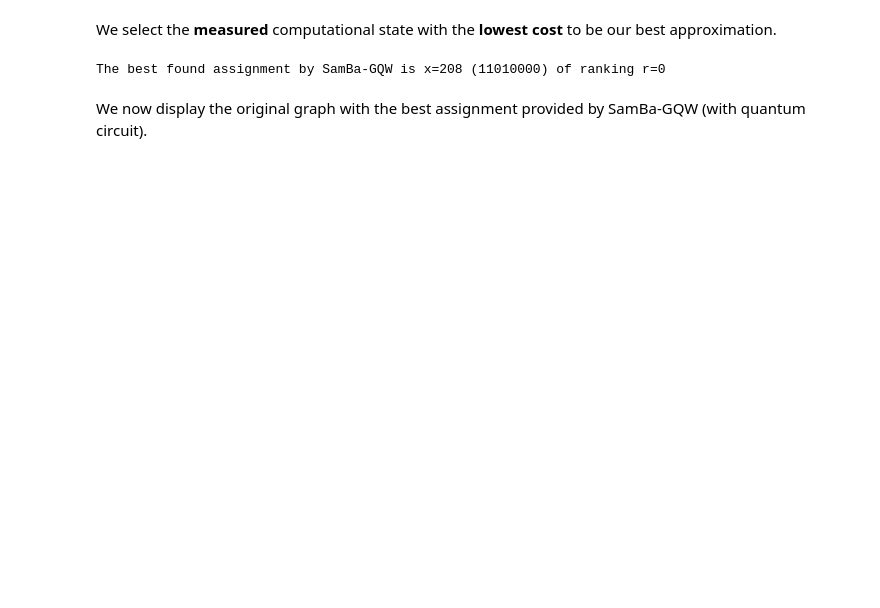
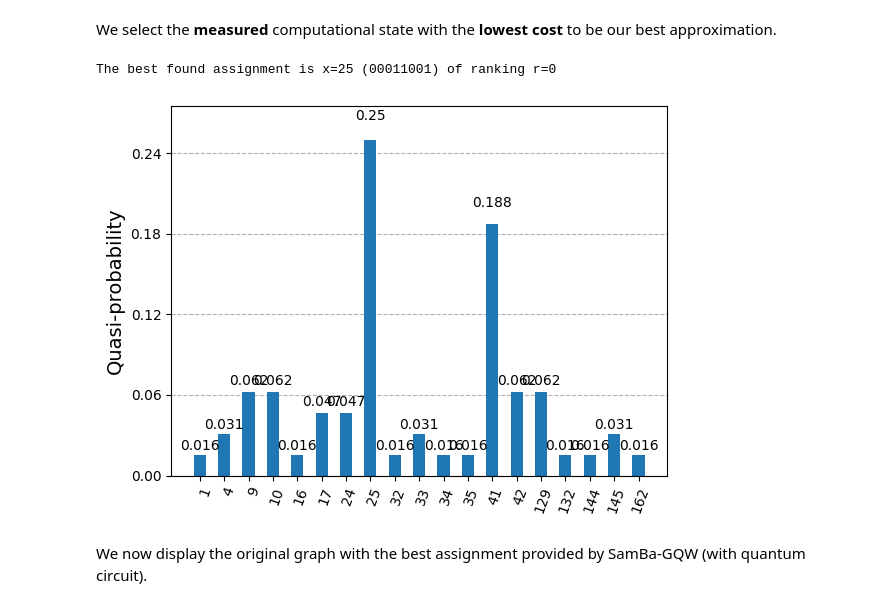
Before and after one commit to ugo-nzongani/SamBa-GQW, a Jupyter notebook: examples/mis.ipynb, the cells around one changed output. Cells and saved outputs as stored; diff of their text form; code cells hidden in the pictures; blank space fills up the shorter version.

```diff
--- a/examples/mis.ipynb
+++ b/examples/mis.ipynb
@@ -523,10 +560,17 @@ plot_ranking_distribution(prob_per_rank_final=prob_per_rank_final_circuit,
 # %% [markdown]
 We select the **measured** computational state with the **lowest cost** to be our best approximation.
-# %%
-best_found_assigment = min(res.keys(), key=lambda b: mis_cost(int_to_bitstring(int(b,2),n),weights,adj_matrix,penalty_coeff))
-print(f'The best found assignment by SamBa-GQW is x={int(best_found_assigment,2)} ({best_found_assigment}) of ranking r={next((key for key, values in rank_dict.items() if int(best_found_assigment,2) in values))}')
-# %% [output]
-The best found assignment by SamBa-GQW is x=208 (11010000) of ranking r=0
+# %%
+# Print the best found assignment
+best_found_assigment = min(res.keys(), key=lambda b: mis_cost(int_to_bitstring(b,n),weights,adj_matrix,penalty_coeff))
+print(f"The best found assignment is x={best_found_assigment} "
+      f"({format(best_found_assigment, f'0{n}b')}) "
+      f"of ranking r={next((key for key, values in rank_dict.items() if best_found_assigment in values))}")
+
+# Plot the results of the measurements
+plot_histogram(res)
+# %% [output]
+The best found assignment is x=25 (00011001) of ranking r=0
+[figure, added]
 # %% [markdown]
 We now display the original graph with the best assignment provided by SamBa-GQW (with quantum circuit).
 # %%
```
Also changed, not shown: parts of 16 cells of this notebook, 1 other file.
